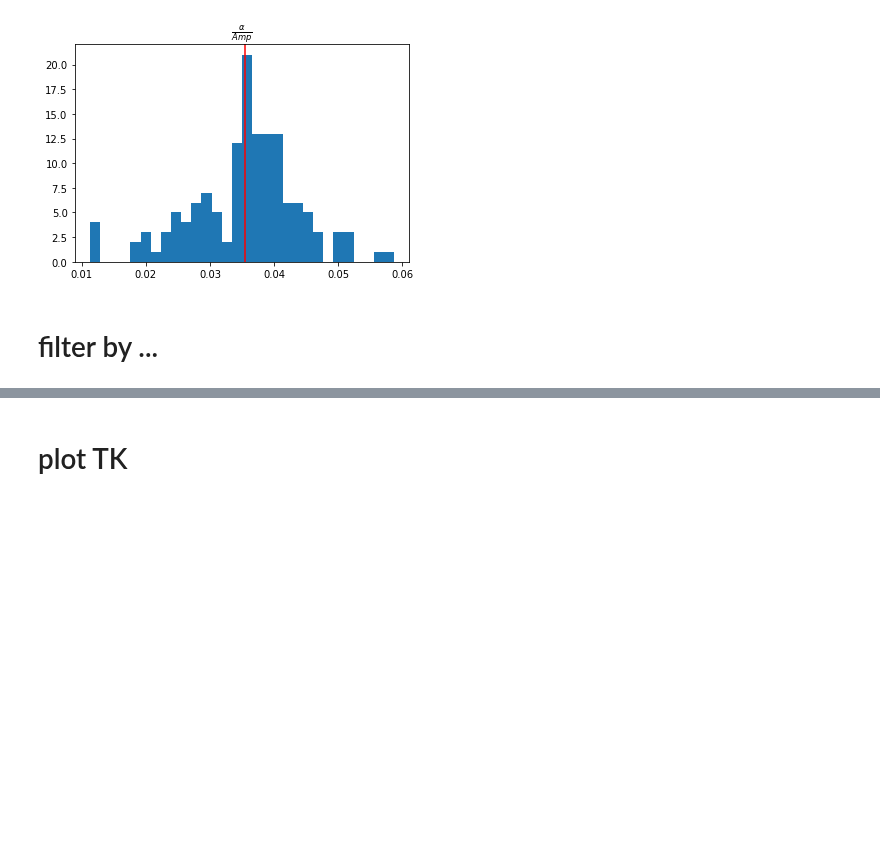
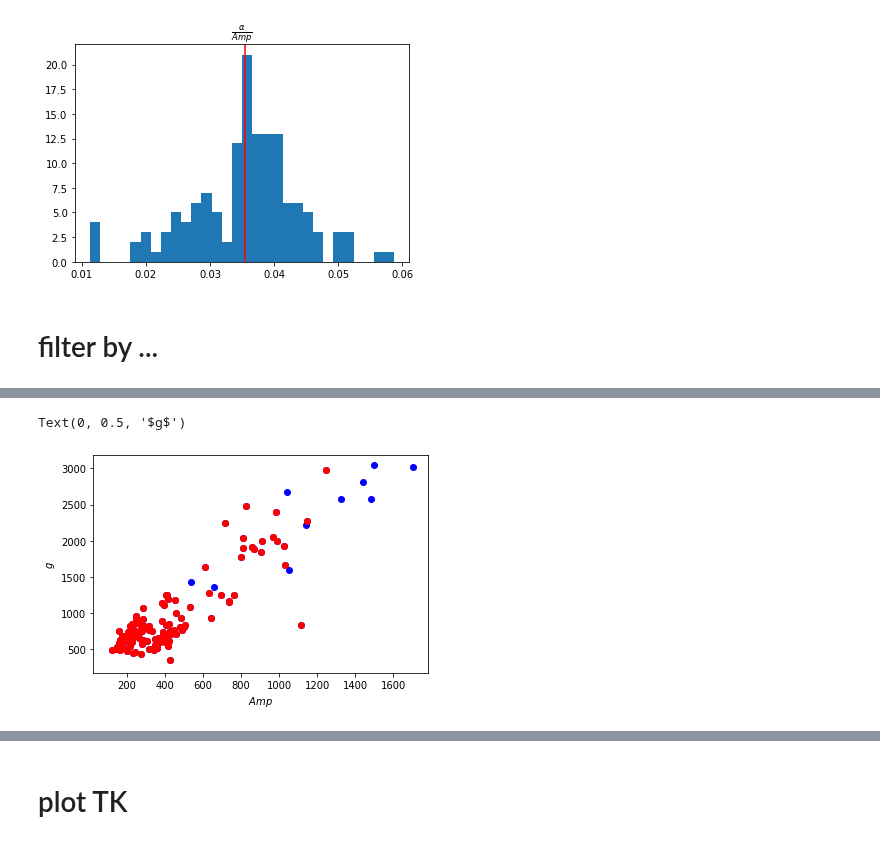
Before and after one commit to llincooi/retina_python, a Jupyter notebook: NGD2LS_fit_TK_OLED_ALLDate.ipynb, the cells around one changed output, grey strips where cells are left out. Saved outputs shown, nothing was run; the diff lists cells and outputs as text; code cells hidden in the pictures; blank space fills up the shorter version.

```diff
--- a/NGD2LS_fit_TK_OLED_ALLDate.ipynb
+++ b/NGD2LS_fit_TK_OLED_ALLDate.ipynb
@@ -251,3 +124,8 @@ plt.plot(lims, np.array(lims)/200, 'k-', alpha=0.75, zorder=0)
+# %%
+Index2 = np.where(para_dict['tau_y']<0.045)
+Index = Index2
+
+# Index = np.intersect1d(Index1, Index2, Index3)
 # %%
 plt.scatter(para_dict['alpha'], para_dict['g'], c ='b')
 plt.scatter(para_dict['alpha'][Index], para_dict['g'][Index], c ='r')
@@ -256,9 +137,9 @@ plt.ylabel(r'$g$')
 # %%
-plt.scatter(para_dict['Amp'], para_dict['h'], c ='b')
-plt.scatter(para_dict['Amp'][Index], para_dict['h'][Index], c ='r')
+plt.scatter(para_dict['Amp'], para_dict['g'], c ='b')
+plt.scatter(para_dict['Amp'][Index], para_dict['g'][Index], c ='r')
 plt.xlabel(r'$Amp$')
-plt.ylabel(r'$h$')
-
-Ampaxis = np.linspace(0.5, 35, 1000)
-plt.plot(Ampaxis, 364/Ampaxis, 'k-', alpha=0.75, zorder=0)
+plt.ylabel(r'$g$')
+# %% [output]
+Text(0, 0.5, '$g$')
+[figure, added]
 # %%
```
Also changed, not shown: parts of 23 cells of this notebook, 9 other files.
